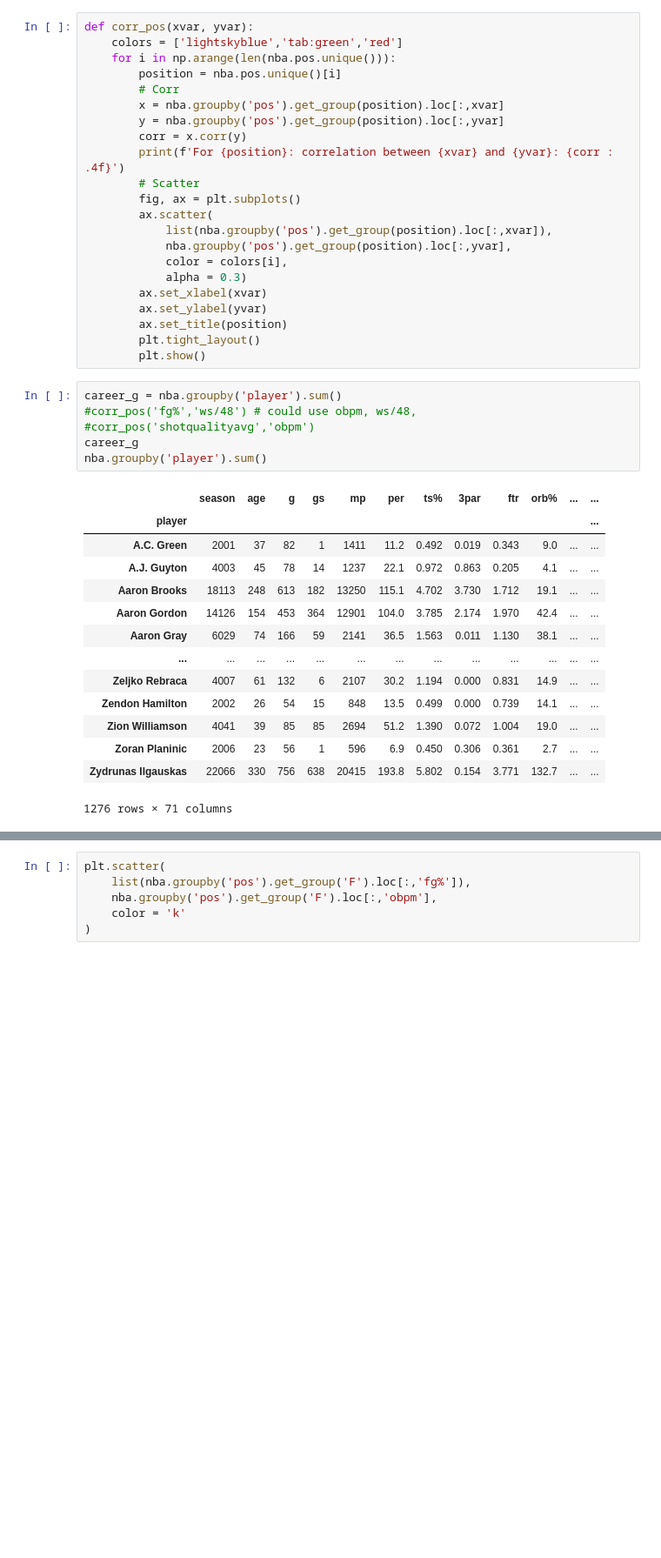
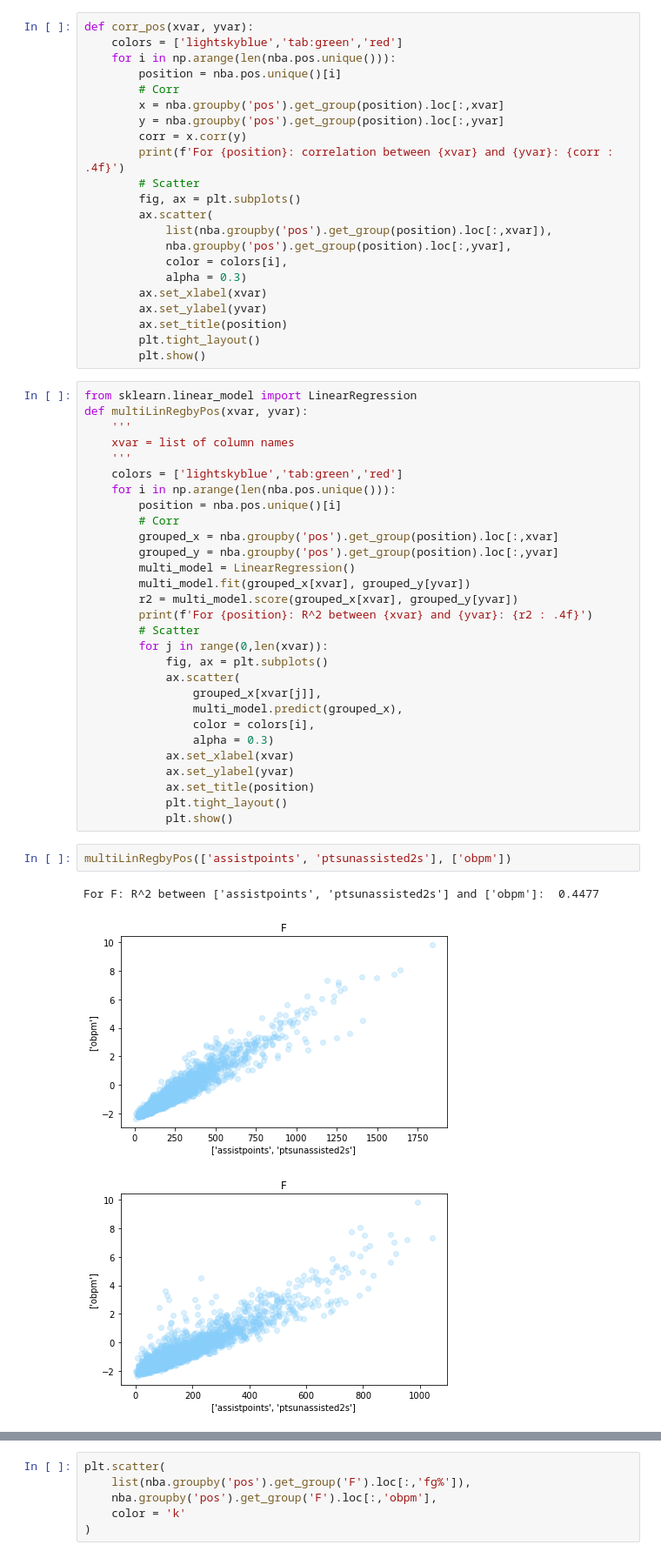
Before and after one commit to MAhram1/INFO-2950-Project, a Jupyter notebook: NBA_Data_Analysis.ipynb, the cells around one changed output, grey strips where cells are left out. Shown at 87% size. Cells and saved outputs as stored; diff of their text form; blank space fills up the shorter version.

```diff
--- a/NBA_Data_Analysis.ipynb
+++ b/NBA_Data_Analysis.ipynb
@@ -215,24 +223,38 @@ def corr_pos(xvar, yvar):
         ax.set_title(position)
         plt.tight_layout()
         plt.show()
-# %%
-career_g = nba.groupby('player').sum()
-#corr_pos('fg%','ws/48') # could use obpm, ws/48,
-#corr_pos('shotqualityavg','obpm')
-career_g
-nba.groupby('player').sum()
-# %% [output]
-|  | season | age | g | gs | mp | per | ts% | 3par | ftr | orb% | ... | ... |
-| player |  |  |  |  |  |  |  |  |  |  |  | ... |
-| A.C. Green | 2001 | 37 | 82 | 1 | 1411 | 11.2 | 0.492 | 0.019 | 0.343 | 9.0 | ... | ... |
-| A.J. Guyton | 4003 | 45 | 78 | 14 | 1237 | 22.1 | 0.972 | 0.863 | 0.205 | 4.1 | ... | ... |
-| Aaron Brooks | 18113 | 248 | 613 | 182 | 13250 | 115.1 | 4.702 | 3.730 | 1.712 | 19.1 | ... | ... |
-| Aaron Gordon | 14126 | 154 | 453 | 364 | 12901 | 104.0 | 3.785 | 2.174 | 1.970 | 42.4 | ... | ... |
-| Aaron Gray | 6029 | 74 | 166 | 59 | 2141 | 36.5 | 1.563 | 0.011 | 1.130 | 38.1 | ... | ... |
-| ... | ... | ... | ... | ... | ... | ... | ... | ... | ... | ... | ... | ... |
-| Zeljko Rebraca | 4007 | 61 | 132 | 6 | 2107 | 30.2 | 1.194 | 0.000 | 0.831 | 14.9 | ... | ... |
-| Zendon Hamilton | 2002 | 26 | 54 | 15 | 848 | 13.5 | 0.499 | 0.000 | 0.739 | 14.1 | ... | ... |
-| Zion Williamson | 4041 | 39 | 85 | 85 | 2694 | 51.2 | 1.390 | 0.072 | 1.004 | 19.0 | ... | ... |
-| Zoran Planinic | 2006 | 23 | 56 | 1 | 596 | 6.9 | 0.450 | 0.306 | 0.361 | 2.7 | ... | ... |
-| Zydrunas Ilgauskas | 22066 | 330 | 756 | 638 | 20415 | 193.8 | 5.802 | 0.154 | 3.771 | 132.7 | ... | ... |
-1276 rows × 71 columns
+# %%
+from sklearn.linear_model import LinearRegression
+def multiLinRegbyPos(xvar, yvar):
+    '''
+    xvar = list of column names
+    '''
+    colors = ['lightskyblue','tab:green','red']
+    for i in np.arange(len(nba.pos.unique())):
+        position = nba.pos.unique()[i]
+        # Corr
+        grouped_x = nba.groupby('pos').get_group(position).loc[:,xvar]
+        grouped_y = nba.groupby('pos').get_group(position).loc[:,yvar]
+        multi_model = LinearRegression()
+        multi_model.fit(grouped_x[xvar], grouped_y[yvar])
+        r2 = multi_model.score(grouped_x[xvar], grouped_y[yvar])
+        print(f'For {position}: R^2 between {xvar} and {yvar}: {r2 : .4f}')
+        # Scatter
+        for j in range(0,len(xvar)):
+            fig, ax = plt.subplots()
+            ax.scatter(
+                grouped_x[xvar[j]],
+                multi_model.predict(grouped_x),
+                color = colors[i],
+                alpha = 0.3)
+            ax.set_xlabel(xvar)
+            ax.set_ylabel(yvar)
+            ax.set_title(position)
+            plt.tight_layout()
+            plt.show()
+# %%
+multiLinRegbyPos(['assistpoints', 'ptsunassisted2s'], ['obpm'])
+# %% [output]
+For F: R^2 between ['assistpoints', 'ptsunassisted2s'] and ['obpm']:  0.4477
+[figure, added]
+[figure, added]
```
Also changed, not shown: parts of 5 cells of this notebook.
